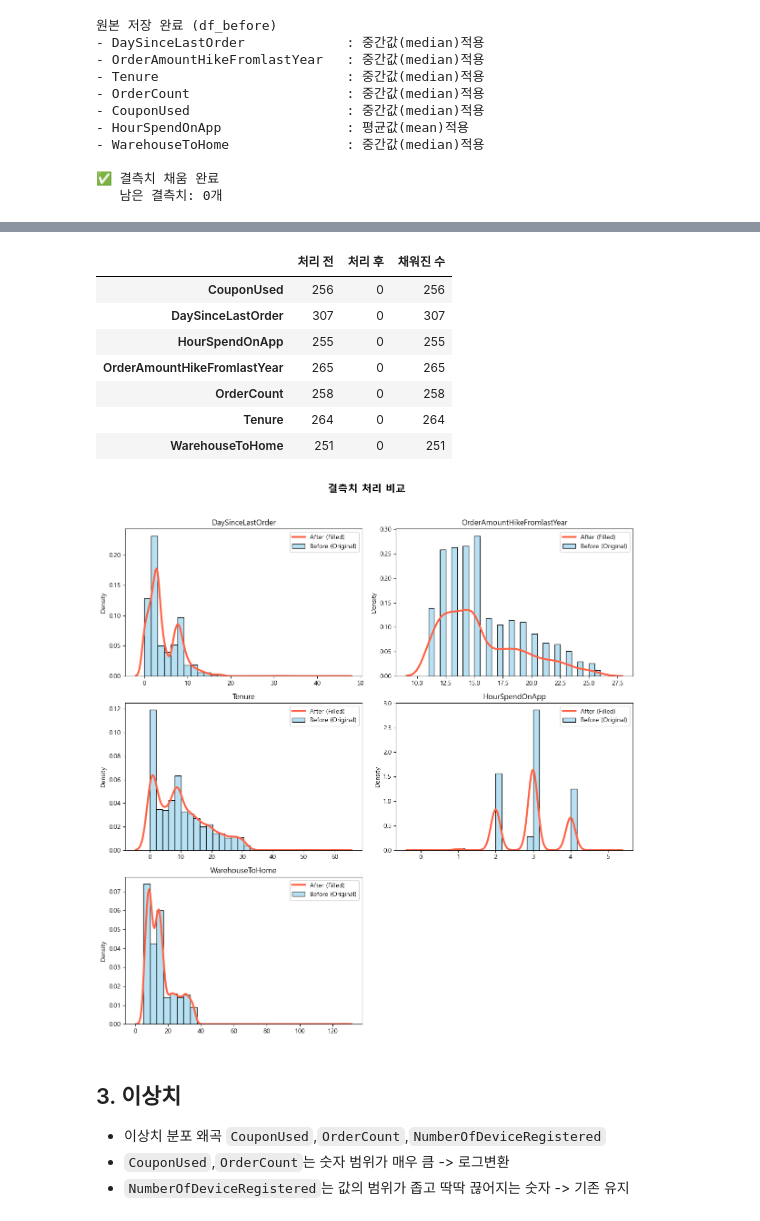
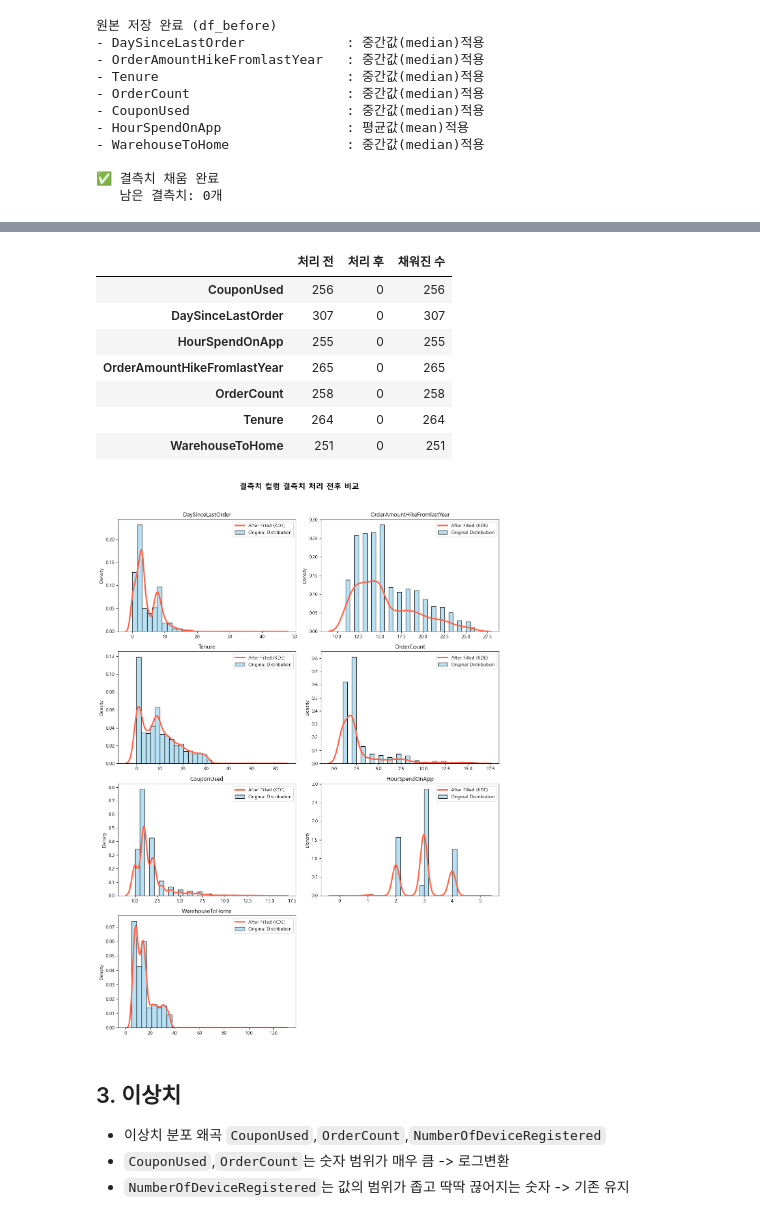
Before and after one commit to SKNETWORKS-FAMILY-AICAMP/SKN28-2nd-4Team, a Jupyter notebook: back_research/전하영/notebooks/Preprocessing.ipynb, the cells around one changed output, grey strips where cells are left out. Cells and saved outputs as stored; diff of their text form; code cells hidden in the pictures.

```diff
--- a/back_research/전하영/notebooks/Preprocessing.ipynb
+++ b/back_research/전하영/notebooks/Preprocessing.ipynb
@@ -69,7 +65,7 @@ print(f"✅ matplotlib {matplotlib.__version__}")
 | 주요 피처 | Tenure, SatisfactionScore, Complain, DaySinceLastOrder, CashbackAmount 등 |
 # %%
 # 데이터 기본 정보 확인
-df = pd.read_csv("../datasets/E Commerce Dataset.csv")
+df = pd.read_csv("data/E Commerce Dataset.csv")
 df.info()
 df.shape
 # %% [output]
@@ -493,53 +512,46 @@ display(compare.style.set_properties(**{'text-align': 'left'})
 # ─────────────────────────────────────────────
 # 5. 시각화
 # ─────────────────────────────────────────────
-simple_cols = [col for col in missing_cols]
+all_missing_cols = missing_cols
 
 n_cols = 2
-n_rows = (len(simple_cols) + 1) // n_cols
-# ────── 일반 컬럼 결측치 처리 전후 비교 (df vs df_encoded) ──────
-log_target_cols = ['OrderCount', 'CouponUsed']
-simple_cols = [col for col in missing_cols if col not in log_target_cols]
+n_rows = (len(all_missing_cols) + 1) // n_cols
 
-n_cols = 2
-n_rows = (len(simple_cols) + 1) // n_cols
-
-#───────컬럼 추출(로그값 변환한 OrderCount, CouponUsed 제외)───────
 fig, axes = plt.subplots(n_rows, n_cols, figsize=(12, 4 * n_rows))
-fig.suptitle("결측치 처리 비교", fontsize=16, fontweight='bold', y=1.02)
+fig.suptitle("결측치 컬럼 결측치 처리 전후 비교", fontsize=16, fontweight='bold', y=1.02)
 
 axes = axes.flatten()
 
-for i, col in enumerate(simple_cols):
+for i, col in enumerate(all_missing_cols):
     # Before: 원본 데이터 (막대)
-    sns.histplot(df[col].dropna(), bins=30, kde=False, ax=axes[i],
-                 color='skyblue', label='Before (Original)', stat="density", alpha=0.6)
+    sns.histplot(df[col], bins=30, kde=False, ax=axes[i],
+                 color='skyblue', label='Original Distribution', stat="density", alpha=0.6)
 
-    # After: 결측치 처리 후 (선)
+    # After: 결측치 처리 후 분포 (선)
     sns.kdeplot(df[col], ax=axes[i], color='tomato',
-                linewidth=3, label='After (Filled)')
+                linewidth=3, label='After Filled (KDE)')
 
     axes[i].set_title(f"{col}")
     axes[i].legend(loc='upper right')
     axes[i].set_xlabel("")
     axes[i].set_ylabel("Density")
 
-# 빈 칸 제거
+# 데이터 개수가 홀수일 경우 남는 빈 칸 제거
 for j in range(i + 1, len(axes)):
     fig.delaxes(axes[j])
 
 plt.tight_layout()
 plt.show()
 # %% [output]
 |  | 처리 전 | 처리 후 | 채워진 수 |
 | CouponUsed | 256 | 0 | 256 |
 | DaySinceLastOrder | 307 | 0 | 307 |
 | HourSpendOnApp | 255 | 0 | 255 |
 | OrderAmountHikeFromlastYear | 265 | 0 | 265 |
 | OrderCount | 258 | 0 | 258 |
 | Tenure | 264 | 0 | 264 |
 | WarehouseToHome | 251 | 0 | 251 |
-[figure, old version]
+[figure, new version]
 # %% [markdown]
 ## 3. 이상치
 
```
Also changed, not shown: parts of 21 cells of this notebook.
